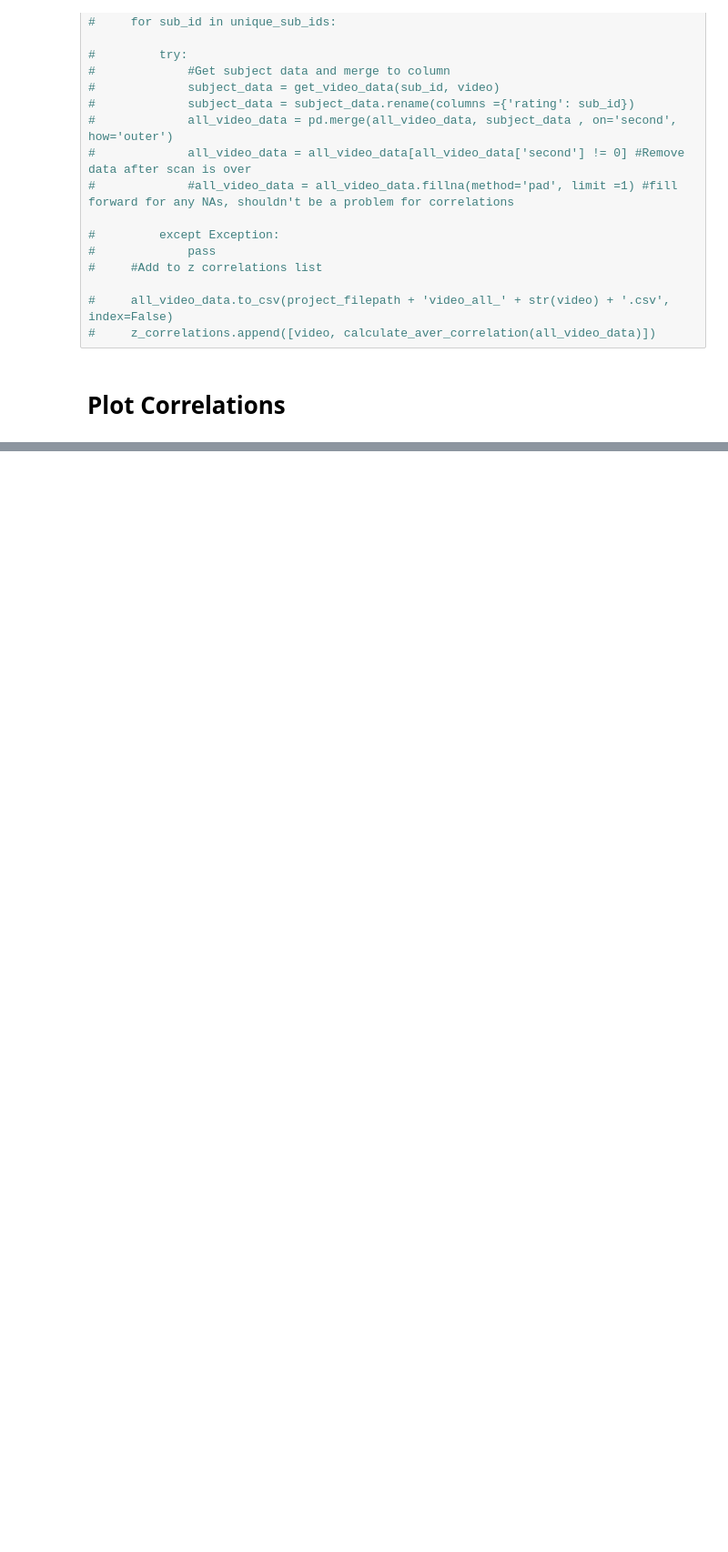
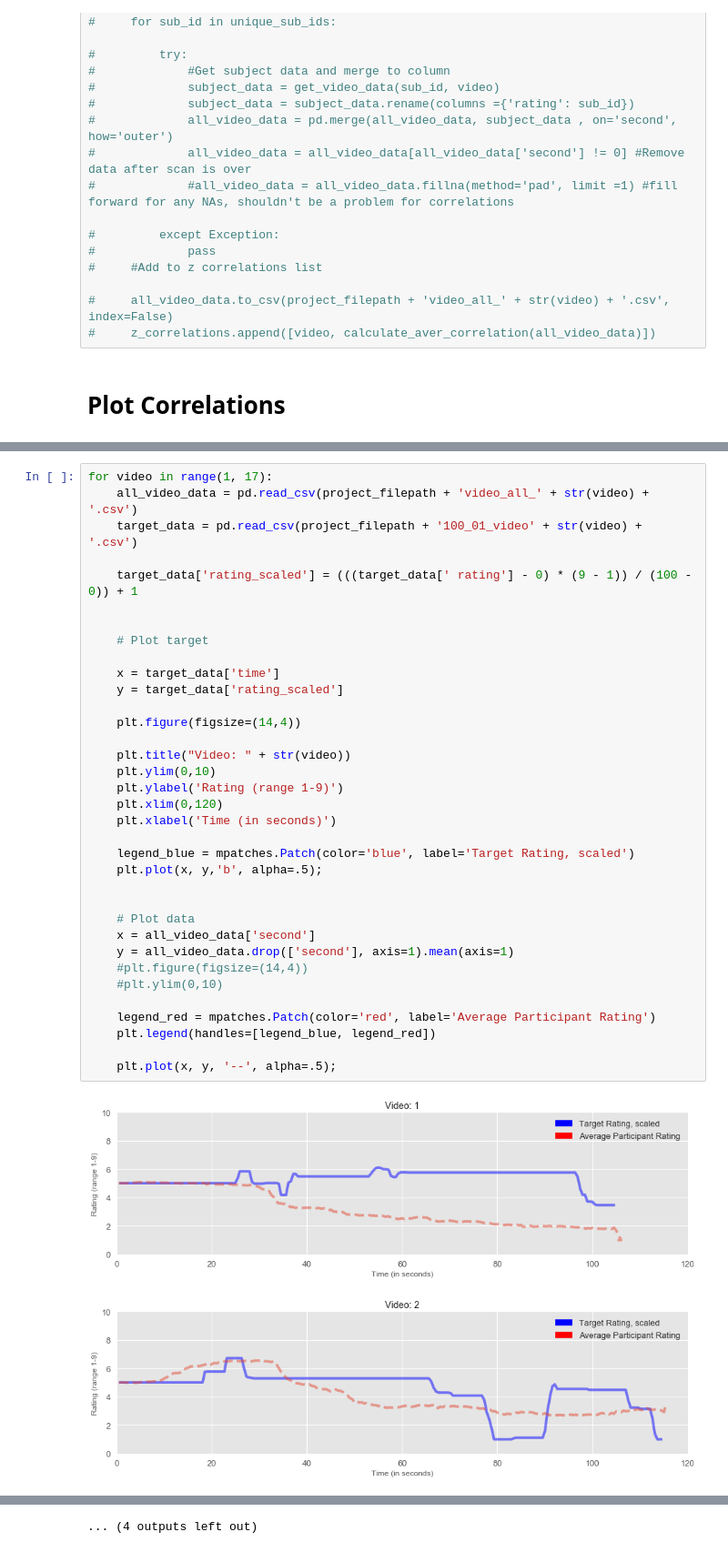
Before and after one commit to Marissa-Clark/EmpathicAccuracy, a Jupyter notebook: TaskEvents.ipynb, the cells around one changed output, grey strips where cells are left out. Shown at 91% size. Saved outputs shown, nothing was run; the diff lists cells and outputs as text; blank space fills up the shorter version.

```diff
--- a/TaskEvents.ipynb
+++ b/TaskEvents.ipynb
@@ -190,0 +207,38 @@ IPython.OutputArea.prototype._should_scroll = function(lines) {
+# %%
+for video in range(1, 17):
+    all_video_data = pd.read_csv(project_filepath + 'video_all_' + str(video) + '.csv')
+    target_data = pd.read_csv(project_filepath + '100_01_video' + str(video) + '.csv')
+
+    target_data['rating_scaled'] = (((target_data[' rating'] - 0) * (9 - 1)) / (100 - 0)) + 1
+
+
+    # Plot target
+
+    x = target_data['time']
+    y = target_data['rating_scaled']
+
+    plt.figure(figsize=(14,4))
+
+    plt.title("Video: " + str(video))
+    plt.ylim(0,10)
+    plt.ylabel('Rating (range 1-9)')
+    plt.xlim(0,120)
+    plt.xlabel('Time (in seconds)')
+
+    legend_blue = mpatches.Patch(color='blue', label='Target Rating, scaled')
+    plt.plot(x, y,'b', alpha=.5);
+
+
+    # Plot data
+    x = all_video_data['second']
+    y = all_video_data.drop(['second'], axis=1).mean(axis=1)
+    #plt.figure(figsize=(14,4))
+    #plt.ylim(0,10)
+
+    legend_red = mpatches.Patch(color='red', label='Average Participant Rating')
+    plt.legend(handles=[legend_blue, legend_red])
+
+    plt.plot(x, y, '--', alpha=.5);
+# %% [output]
+[figure, added]
+[figure, added]
@@ -190,0 +255 @@ IPython.OutputArea.prototype._should_scroll = function(lines) {
+... (4 outputs left out)
```
Also changed, not shown: parts of 8 cells of this notebook.
